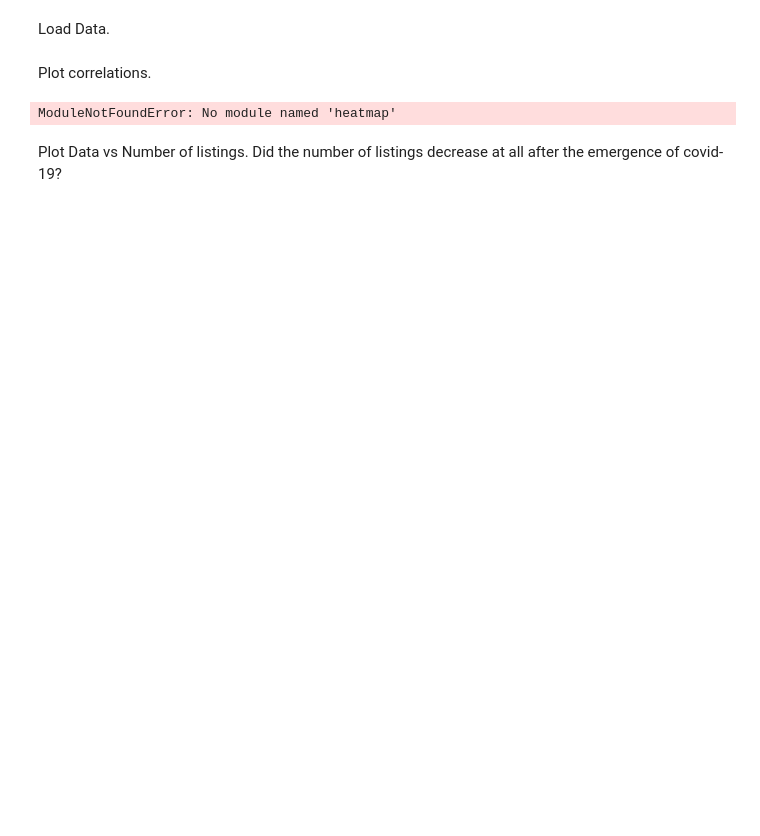
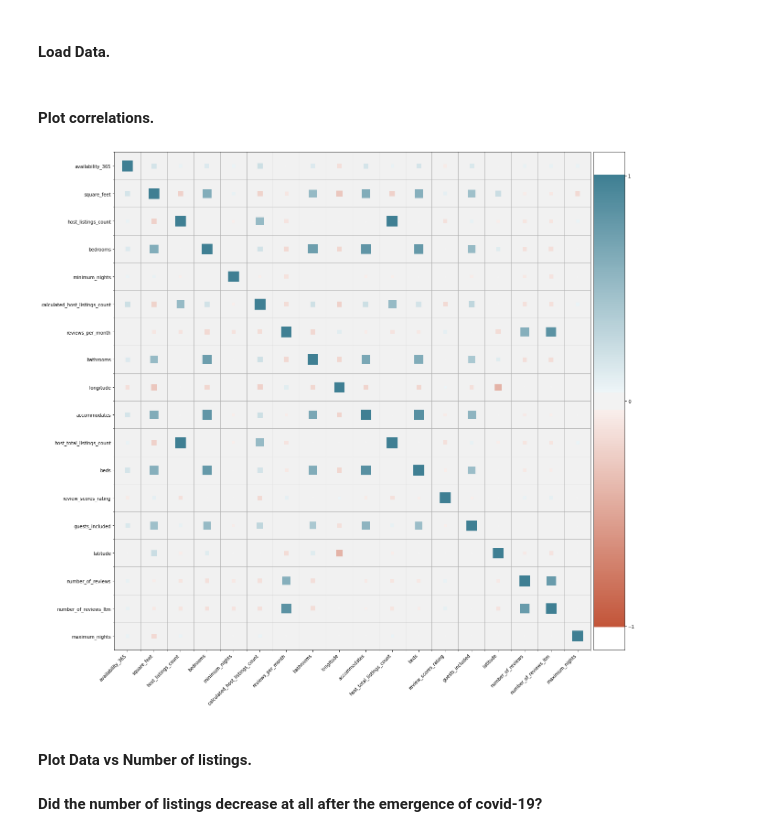
Before and after one commit to shere-khan/airbnb_eda, a Jupyter notebook: Airbnb_EDA.ipynb, the cells around one changed output. Cells and saved outputs as stored; diff of their text form; code cells hidden in the pictures; blank space fills up the shorter version.

Commit message:
updated corrplot columns. changed DatexNumListings plot so that date column (datetime now) groups by the month, removing the need to exclude dates.

```diff
--- a/Airbnb_EDA.ipynb
+++ b/Airbnb_EDA.ipynb
@@ -31,33 +31,27 @@ def keep_cols(df, path):
     cols = get_list_from_text(path)
     df = df[cols]
     return df
-# %% [markdown]
-Load Data.
+# %% [markdown]
+#### Load Data.
 # %%
 path = "data"
 df = load_data(path)
-# %% [markdown]
-Plot correlations.
+# %% [markdown]
+#### Plot correlations.
 # %%
 from heatmap import heatmap, corrplot
 
-# def plot_corrs(df):
-    # Correlation plot.
-    # df = keep_cols(df, "doc/columns/corrplot.txt")
-    # plt.figure(figsize=(20, 20))
-    # heat_map = sns.heatmap(df.corr())
-    # plt.show()
+def plot_corrs(df):
+    df = keep_cols(df, "doc/columns/corrplot_expanded.txt")
+    plt.figure(figsize=(20, 20))
+    corrplot(df.corr())
 
 # Plot correlation map.
-# plot_corrs(df)
-
-df = keep_cols(df, "doc/columns/corrplot.txt")
-plt.figure(figsize=(15, 15))
-corrplot(df.corr())
+plot_corrs(df)
 # %% [output]
-ModuleNotFoundError: No module named 'heatmap'
+[figure, added]
 # %% [markdown]
-Plot Data vs Number of listings.
-Did the number of listings decrease at all after the emergence of covid-19?
+#### Plot Data vs Number of listings.
+#### Did the number of listings decrease at all after the emergence of covid-19?
 # %%
 def date_x_num_listings(df):
```
Also changed, not shown: parts of 2 cells of this notebook, 3 other files.
